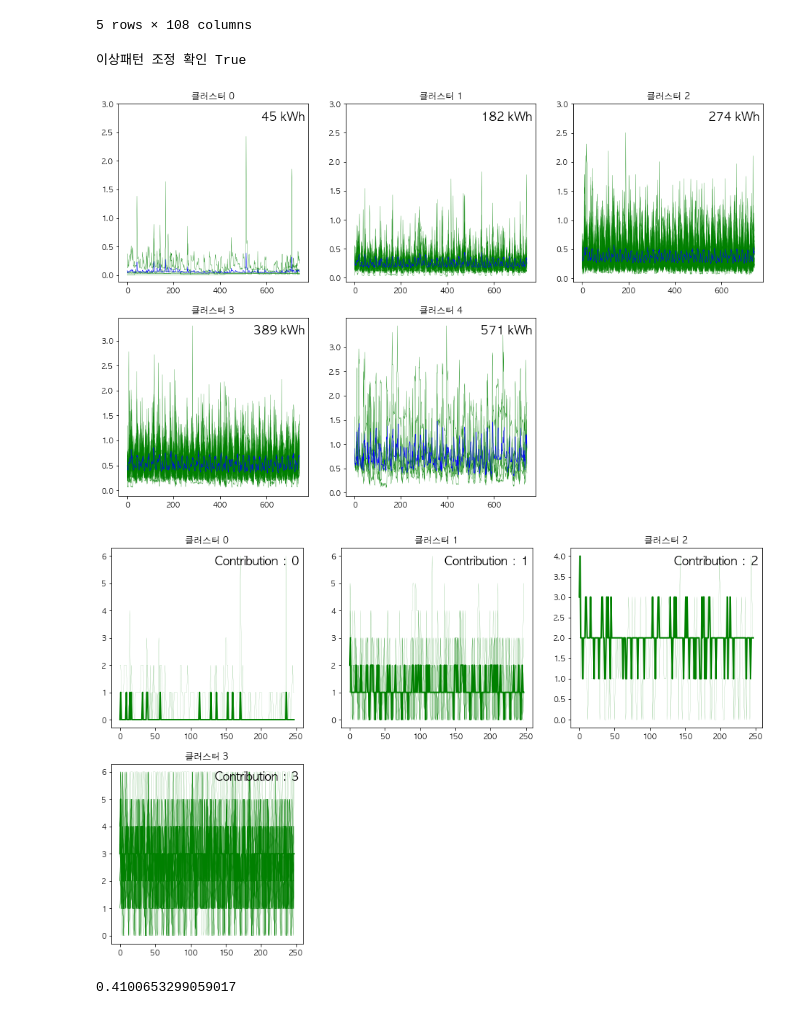
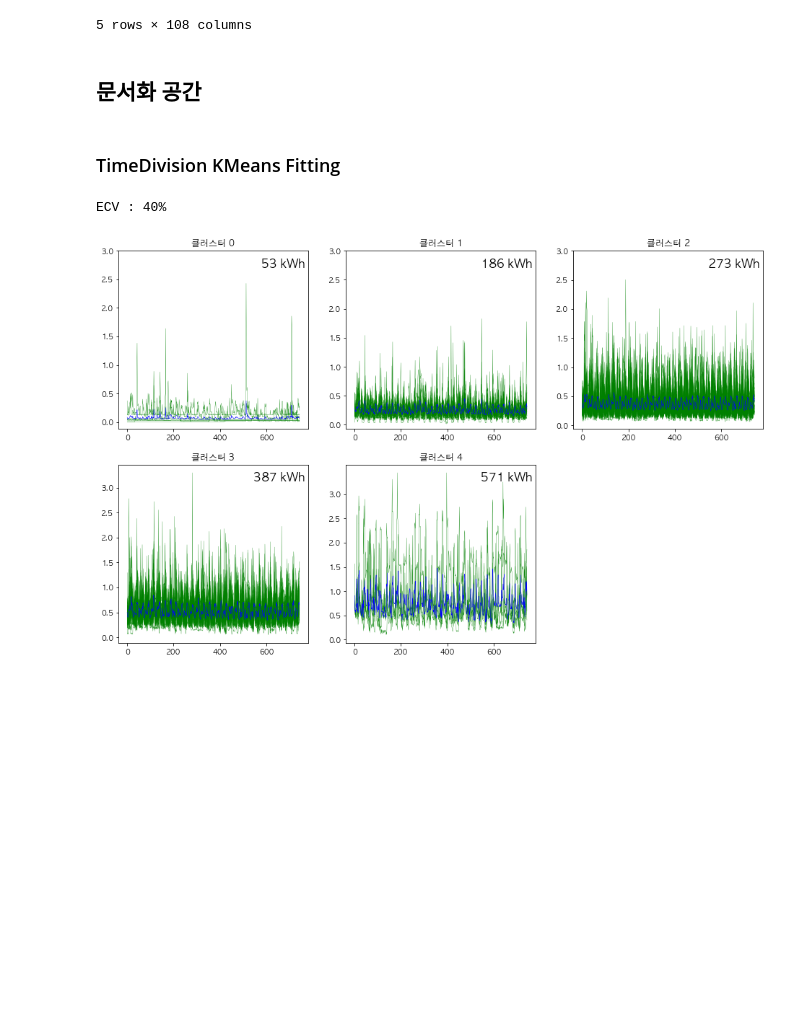
Before and after one commit to formegusto/distribution-public-fee, a Jupyter notebook: pt6. 전기절약 피드백 (TimeDivision KMeans Based).ipynb, the cells around one changed output. Saved outputs shown, nothing was run; the diff lists cells and outputs as text; code cells hidden in the pictures; blank space fills up the shorter version.

```diff
--- a/pt6. 전기절약 피드백 (TimeDivision KMeans Based).ipynb
+++ b/pt6. 전기절약 피드백 (TimeDivision KMeans Based).ipynb
@@ -66,38 +66,25 @@ m_60_1.head()
 | 2019-01-01 03:00:00 | 0.033 | 0.000 | 0.039 | 0.037 | 0.062 | 0.167 | 0.276 | ... |
 | 2019-01-01 04:00:00 | 0.032 | 0.001 | 0.033 | 0.037 | 0.063 | 0.197 | 0.266 | ... |
 5 rows × 108 columns
+# %% [markdown]
+## 문서화 공간
+# %% [markdown]
+### TimeDivision KMeans Fitting
 # %%
 from src import SavingFeedback
 
 sf = SavingFeedback(xlsx, _type="tdkmeans")
 
 sf.select_month(1)
 sf.kmeans_run()
-sf.adjust_anomaly()
 
-anomaly = sf.check_anomaly()
 clear_output(wait=True)
-print("이상패턴 조정 확인", len(anomaly) == 0)
+print("ECV : {}%".format(round(sf.kmeans.kmeans.ecv * 100)))
 
 sf.kmeans.draw_plot()
-sf.kmeans.draw_cont_plot()
 # %% [output]
-이상패턴 조정 확인 True
+ECV : 40%
-[figure, old version]
+[figure, new version]
-[figure, removed]
-# %%
-from src import KMeans
-
-kmeans = KMeans(datas=m_60_1.T.values)
-kmeans.init_setting()
-
-kmeans.clusters_ = sf.kmeans.clusters_
-kmeans.labels_ = sf.kmeans.labels_
-
-# kmeans.next_setting()
-kmeans.ecv
-# %% [output]
-0.4100653299059017
 # %%
 sf.adjust_anomaly()
 
```
Also changed, not shown: parts of 21 cells of this notebook, 3 other files.
